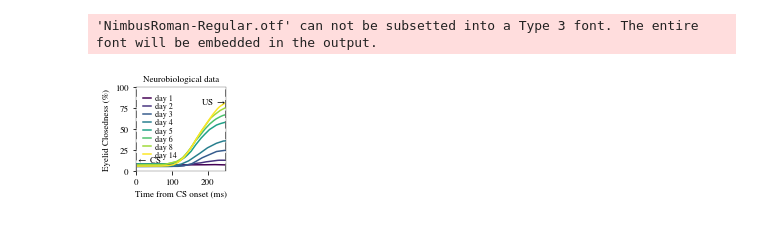
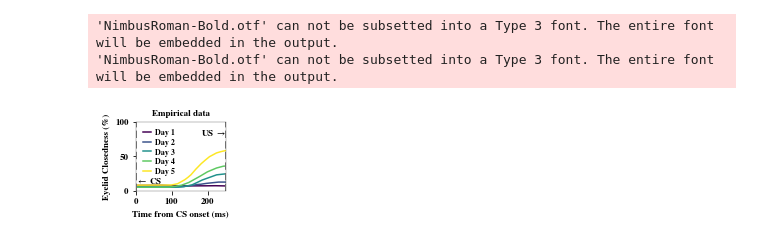
Before and after one commit to ctn-waterloo/cogsci2020-cerebellum, a Jupyter notebook: notebooks/Plot - Results - Basic.ipynb, the cells around one changed output. Drawn from its saved outputs; the diff is of its cells as text; code cells hidden in the pictures.

Commit message:
Exact plot script used for the paper

```diff
--- a/notebooks/Plot - Results - Basic.ipynb
+++ b/notebooks/Plot - Results - Basic.ipynb
@@ -20,19 +44,19 @@ def load_avg_cr_plot_experimental_data():
         days.append((day, ys))
     return ts * 1e-3, days
 # %%
-def plot_cr_day_summary(ts, days, max_day=1000):
+def plot_cr_day_summary(ts, days, max_day=1000, title=""):
     import matplotlib
     cmap = matplotlib.cm.get_cmap("viridis")
 
     n_days = len(list(filter(lambda x: x[0] <= max_day, days)))
 
-    fig, ax = plt.subplots(figsize=(2, 2))
+    fig, ax = plt.subplots(figsize=(2, 1.8))
     lines = []
     for i, (day, ys) in enumerate(days):
         if day <= max_day:
             ax.plot(ts[ts < 0.25] * 1e3, ys[ts < 0.25] * 1e2,
                     color=cmap(i / (n_days - 1)),
-                    label='day {}'.format(day))
+                    label='Day {}'.format(day))
 
     ax.set_ylabel('Eyelid Closedness (%)')
     ax.set_xlabel('Time from CS onset (ms)')
@@ -40,7 +64,7 @@ def plot_cr_day_summary(ts, days, max_day=1000):
     ax.set_ylim(0, 100)
     ax.legend(
         fontsize=8,
-        labelspacing=0.0,
+        labelspacing=0.2,
         handlelength=1.0,
         handletextpad=0.5,
         columnspacing=0.75
@@ -49,7 +73,7 @@ def plot_cr_day_summary(ts, days, max_day=1000):
     ax.axvline(0.0, ls='--', c=(0.5,0.5, 0.5), linewidth=2, color='#c0c0c0')
     ax.text(0.0, 10, '$\\leftarrow$ CS', ha='left', fontsize=9)
     ax.text(250, 80, 'US $\\rightarrow$', ha='right', fontsize=9)
-    ax.set_title('Neurobiological data')
+    ax.set_title(title)
 
     fig.tight_layout()
 
@@ -57,7 +222,9 @@ def plot_cr_day_summary(ts, days, max_day=1000):
 # %%
+# Plot the empirical data
 ts, days = load_avg_cr_plot_experimental_data()
-fig = plot_cr_day_summary(ts, days, max_day=14)
-fig.savefig('result-basic-closedness-ref.pdf')
+fig = plot_cr_day_summary(ts, days, max_day=5, title='Empirical data')
+fig.savefig('result-basic-closedness-ref.pdf', bbox_inches='tight', transparent=True)
 # %% [output]
-'NimbusRoman-Regular.otf' can not be subsetted into a Type 3 font. The entire font will be embedded in the output.
+'NimbusRoman-Bold.otf' can not be subsetted into a Type 3 font. The entire font will be embedded in the output.
+'NimbusRoman-Bold.otf' can not be subsetted into a Type 3 font. The entire font will be embedded in the output.
-[figure, old version]
+[figure, new version]
```
Also changed, not shown: parts of 17 cells of this notebook.
